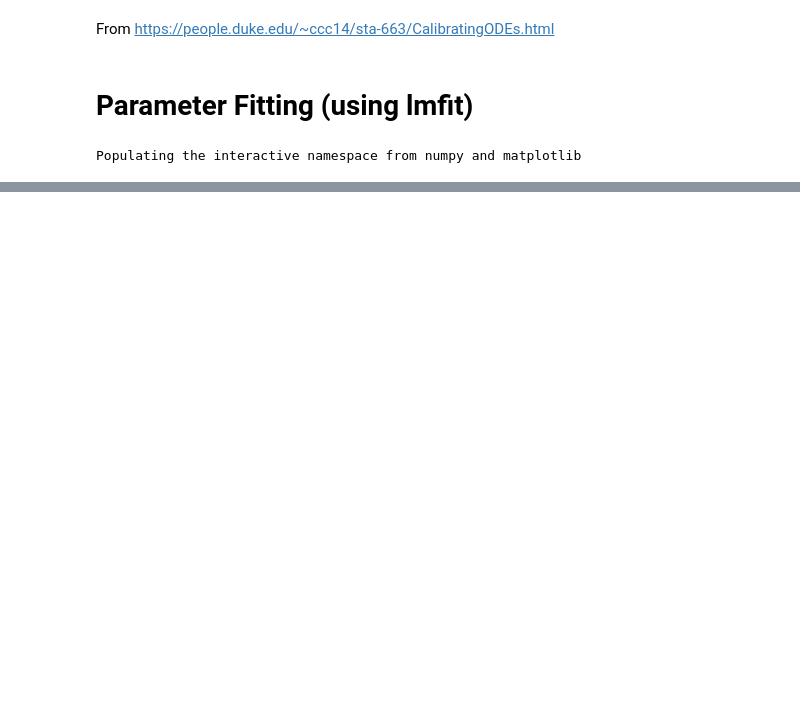
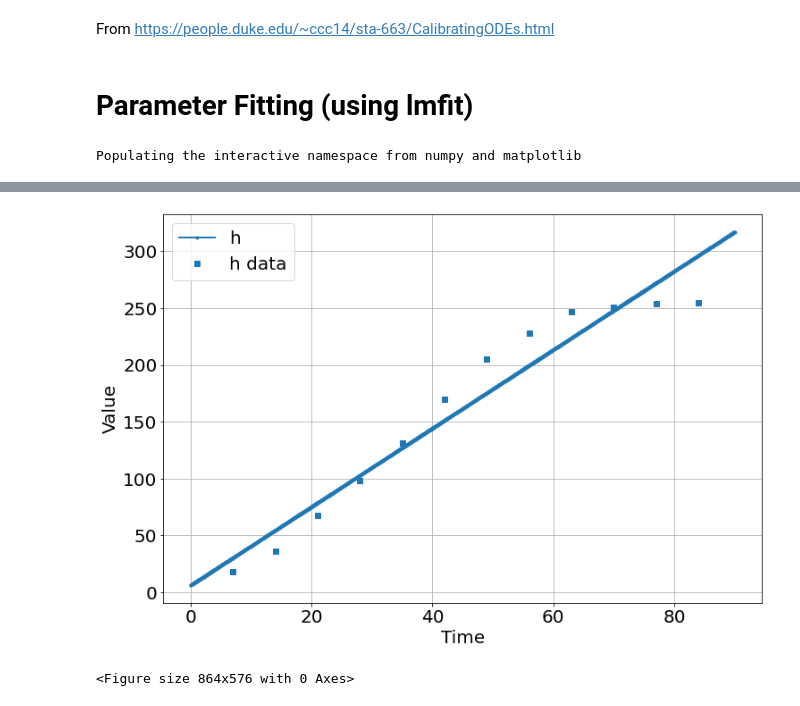
Before and after one commit to bblais/pyndamics3, a Jupyter notebook: 03_fit.ipynb, the cells around one changed output, grey strips where cells are left out. Drawn from its saved outputs; the diff is of its cells as text; code cells hidden in the pictures; blank space fills up the shorter version.

```diff
--- a/03_fit.ipynb
+++ b/03_fit.ipynb
@@ -248,0 +287,5 @@ a.stderr
+# %%
+sim.run(0,90)
+# %% [output]
+[figure, added]
+<Figure size 864x576 with 0 Axes>
```
Also changed, not shown: parts of 19 cells of this notebook, 3 other files.
